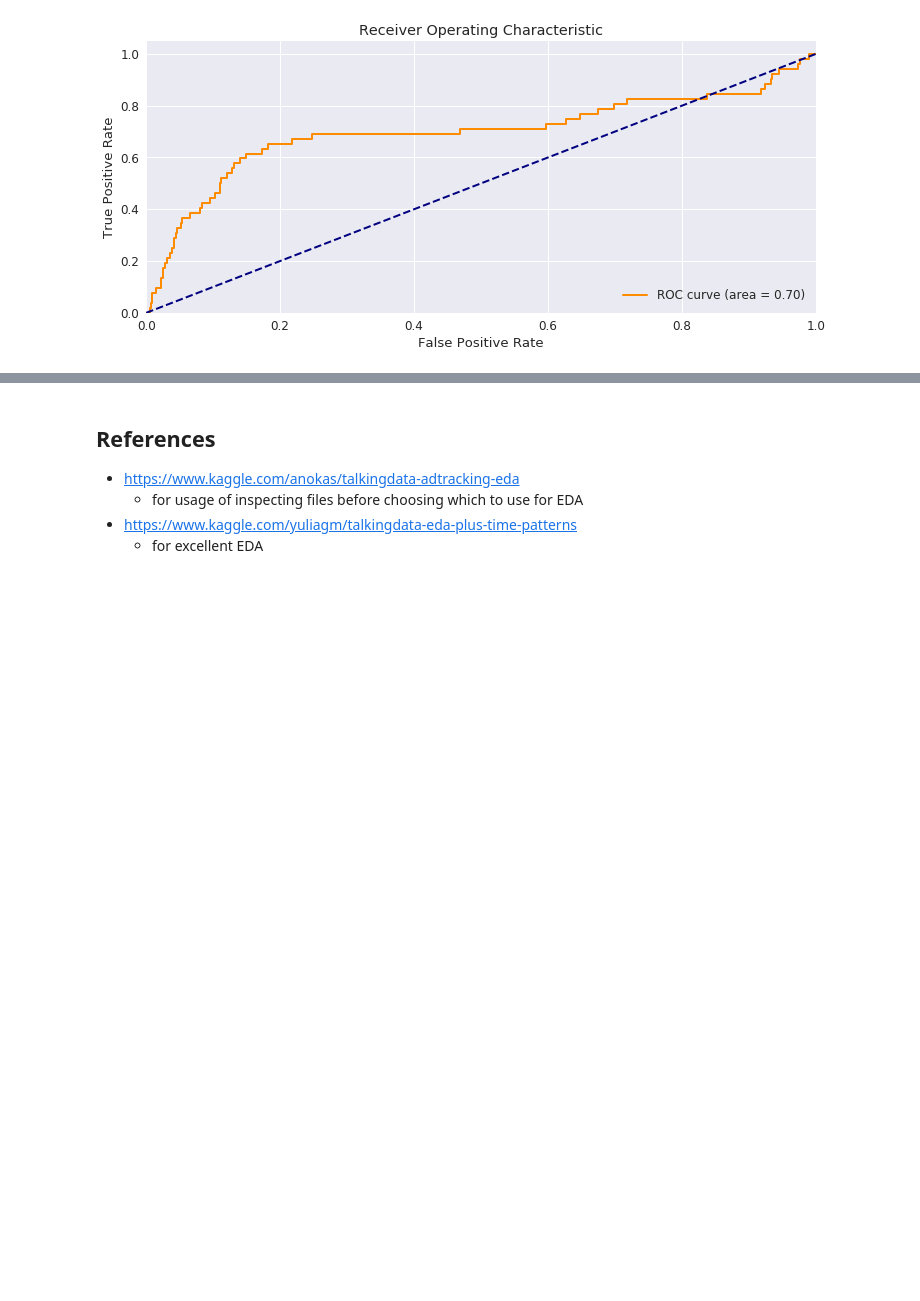
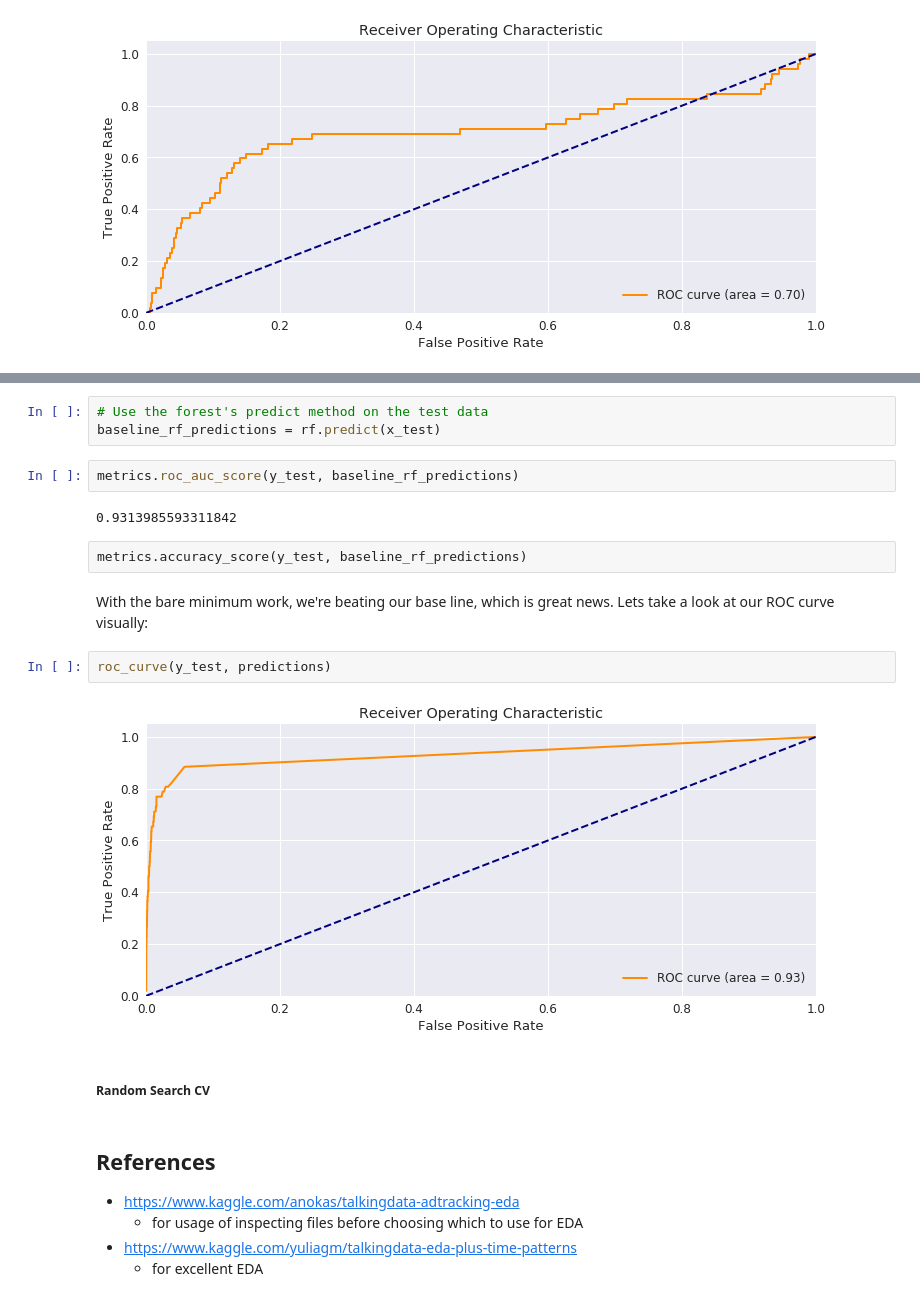
Before and after one commit to GregHilston/kaggle-talking-data-ad-tracking-fraud-detection-challenge, a Jupyter notebook: grehg.ipynb, the cells around one changed output, grey strips where cells are left out. Drawn from its saved outputs; the diff is of its cells as text; blank space fills up the shorter version.

Commit message:
Added a baseline random forest which beat out my baseline and slightly optimized logistic regression

```diff
--- a/grehg.ipynb
+++ b/grehg.ipynb
@@ -554,3 +572,20 @@ roc_curve(y_test, cv_lr.predict_proba(x_test)[:,1])
+# %%
+# Use the forest's predict method on the test data
+baseline_rf_predictions = rf.predict(x_test)
+# %%
+metrics.roc_auc_score(y_test, baseline_rf_predictions)
+# %% [output]
+0.9313985593311842
+# %% [raw]
+metrics.accuracy_score(y_test, baseline_rf_predictions)
+# %% [markdown]
+With the bare minimum work, we're beating our base line, which is great news. Lets take a look at our ROC curve visually:
+# %%
+roc_curve(y_test, predictions)
+# %% [output]
+[figure, added]
+# %% [markdown]
+##### Random Search CV
 # %% [markdown]
 ## References
 
```
Also changed, not shown: parts of 11 cells of this notebook.
